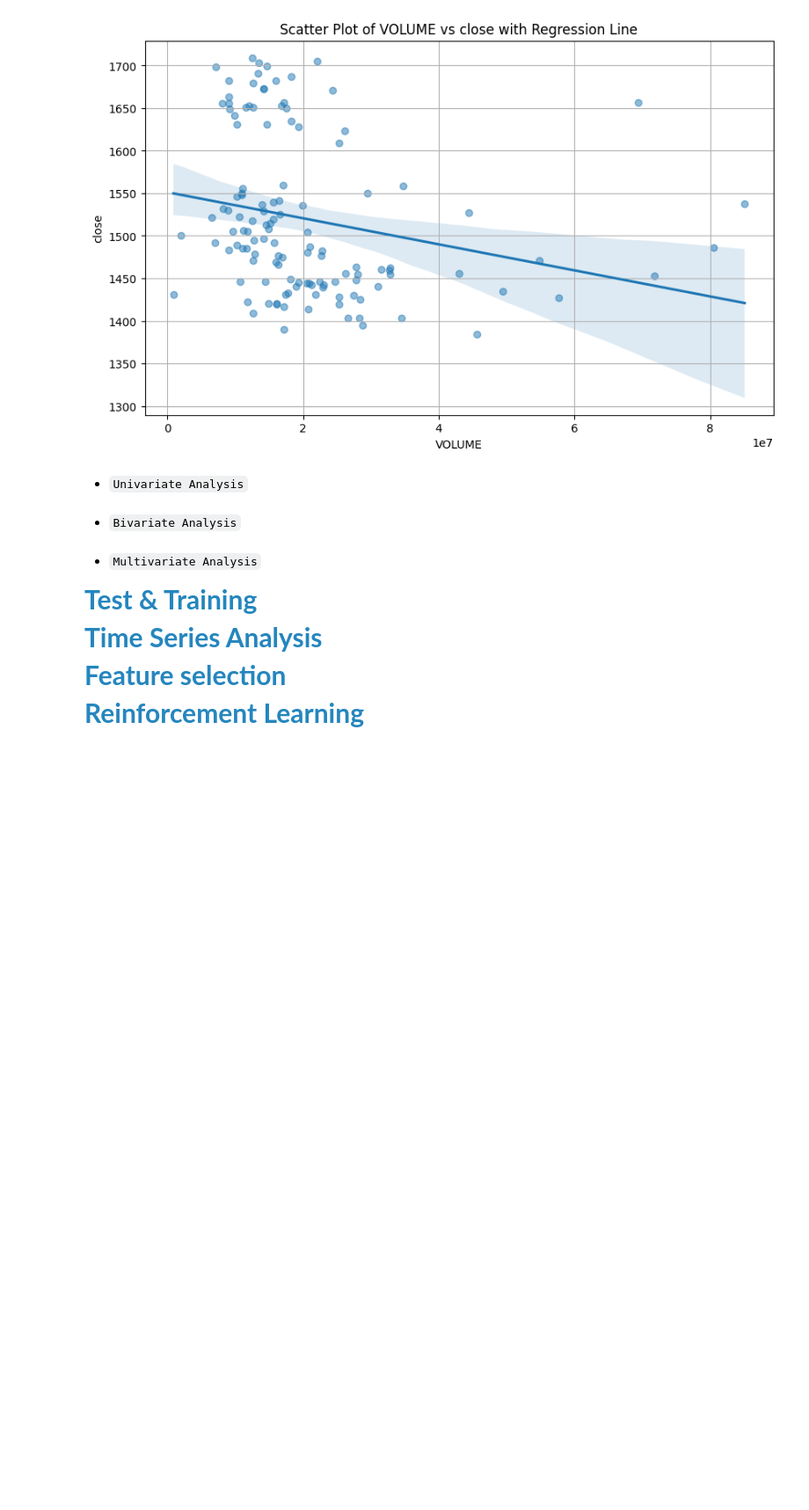
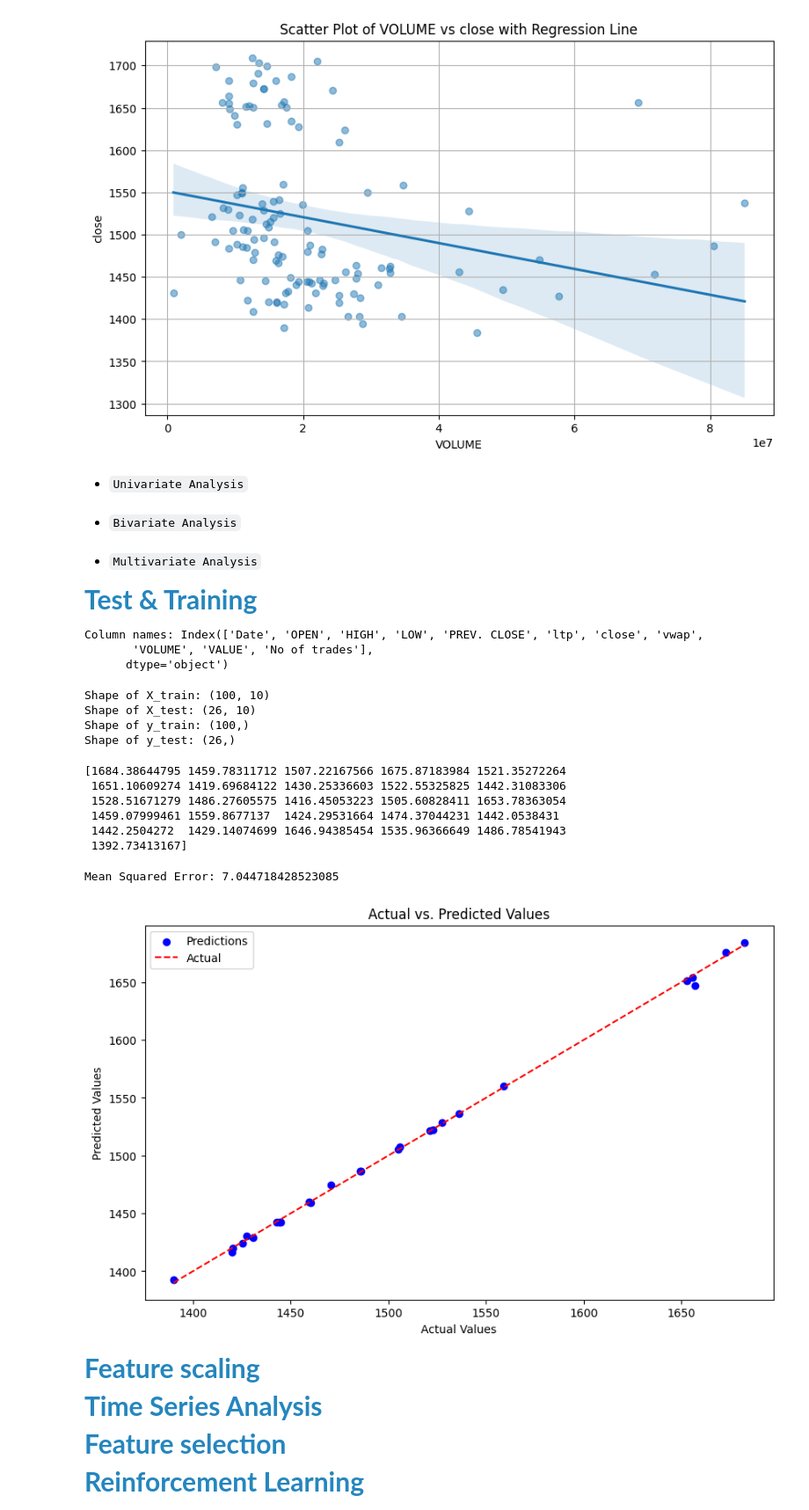
Before and after one commit to ChakrawartiSachin1/Python, a Jupyter notebook: Artificial Intelligence (AI)/DATA SCIENCE/First/HDFC.ipynb, the cells around one changed output. Shown: that part at 88% size. Cells and saved outputs as stored; diff of their text form; code cells hidden in the pictures; blank space fills up the shorter version.

```diff
--- a/Artificial Intelligence (AI)/DATA SCIENCE/First/HDFC.ipynb
+++ b/Artificial Intelligence (AI)/DATA SCIENCE/First/HDFC.ipynb
@@ -214,0 +217,32 @@ plt.show()
+# %%
+print("Column names:", df.columns)
+# %% [output]
+Column names: Index(['Date', 'OPEN', 'HIGH', 'LOW', 'PREV. CLOSE', 'ltp', 'close', 'vwap',
+       'VOLUME', 'VALUE', 'No of trades'],
+      dtype='object')
+# %%
+df['Date'] = pd.to_datetime(df['Date'])  # Convert to datetime format
+df['Year'] = df['Date'].dt.year  # Extract year
+df['Month'] = df['Date'].dt.month  # Extract month
+df['Day'] = df['Date'].dt.day  # Extract day
+
+# Define feature set and target variable
+X = df[['Year', 'Month', 'Day', 'OPEN', 'HIGH', 'LOW', 'PREV. CLOSE', 'ltp', 'VOLUME', 'VALUE']]
+y = df['close']
+
+
+# Split the dataset into training and testing sets
+X_train, X_test, y_train, y_test = train_test_split(X, y, test_size=0.2, random_state=42)
+
+
+
+# Print the shapes of the resulting datasets
+print("Shape of X_train:", X_train.shape)
+print("Shape of X_test:", X_test.shape)
+print("Shape of y_train:", y_train.shape)
+print("Shape of y_test:", y_test.shape)
+# %% [output]
+Shape of X_train: (100, 10)
+Shape of X_test: (26, 10)
+Shape of y_train: (100,)
+Shape of y_test: (26,)
@@ -215,3 +255,47 @@ plt.show()
+# %%
+from sklearn.linear_model import LinearRegression
+
+# Assuming X_train, X_test, y_train, y_test are defined
+# Create a linear regression model
+model = LinearRegression()
+
+# Train the model using the training data
+model.fit(X_train, y_train)
+
+# Make predictions on the test data
+predictions = model.predict(X_test)
+
+# Print the predictions
+print(predictions)
+# %% [output]
+[1684.38644795 1459.78311712 1507.22167566 1675.87183984 1521.35272264
+ 1651.10609274 1419.69684122 1430.25336603 1522.55325825 1442.31083306
+ 1528.51671279 1486.27605575 1416.45053223 1505.60828411 1653.78363054
+ 1459.07999461 1559.8677137  1424.29531664 1474.37044231 1442.0538431
+ 1442.2504272  1429.14074699 1646.94385454 1535.96366649 1486.78541943
+ 1392.73413167]
+# %%
+# Evaluate the model's performance using mean squared error
+mse = mean_squared_error(y_test, predictions)
+print("Mean Squared Error:", mse)
+# %% [output]
+Mean Squared Error: 7.044718428523085
+# %%
+import matplotlib.pyplot as plt
+
+# Plot predictions vs. actual values
+plt.figure(figsize=(10, 6))
+plt.scatter(y_test, predictions, color='blue', label='Predictions')
+plt.plot([min(y_test), max(y_test)], [min(y_test), max(y_test)], color='red', linestyle='--', label='Actual')
+plt.xlabel('Actual Values')
+plt.ylabel('Predicted Values')
+plt.title('Actual vs. Predicted Values')
+plt.legend()
+plt.show()
+# %% [output]
+[figure, added]
+# %% [markdown]
+<p style="font-size: 30px; color: #2586be;"> <b> Feature scaling</b> </p>
 # %% [markdown]
 <p style="font-size: 30px; color: #2586be;"> <b> Time Series Analysis  </b> </p>
 # %% [markdown]
```
Also changed, not shown: parts of 3 cells of this notebook.
